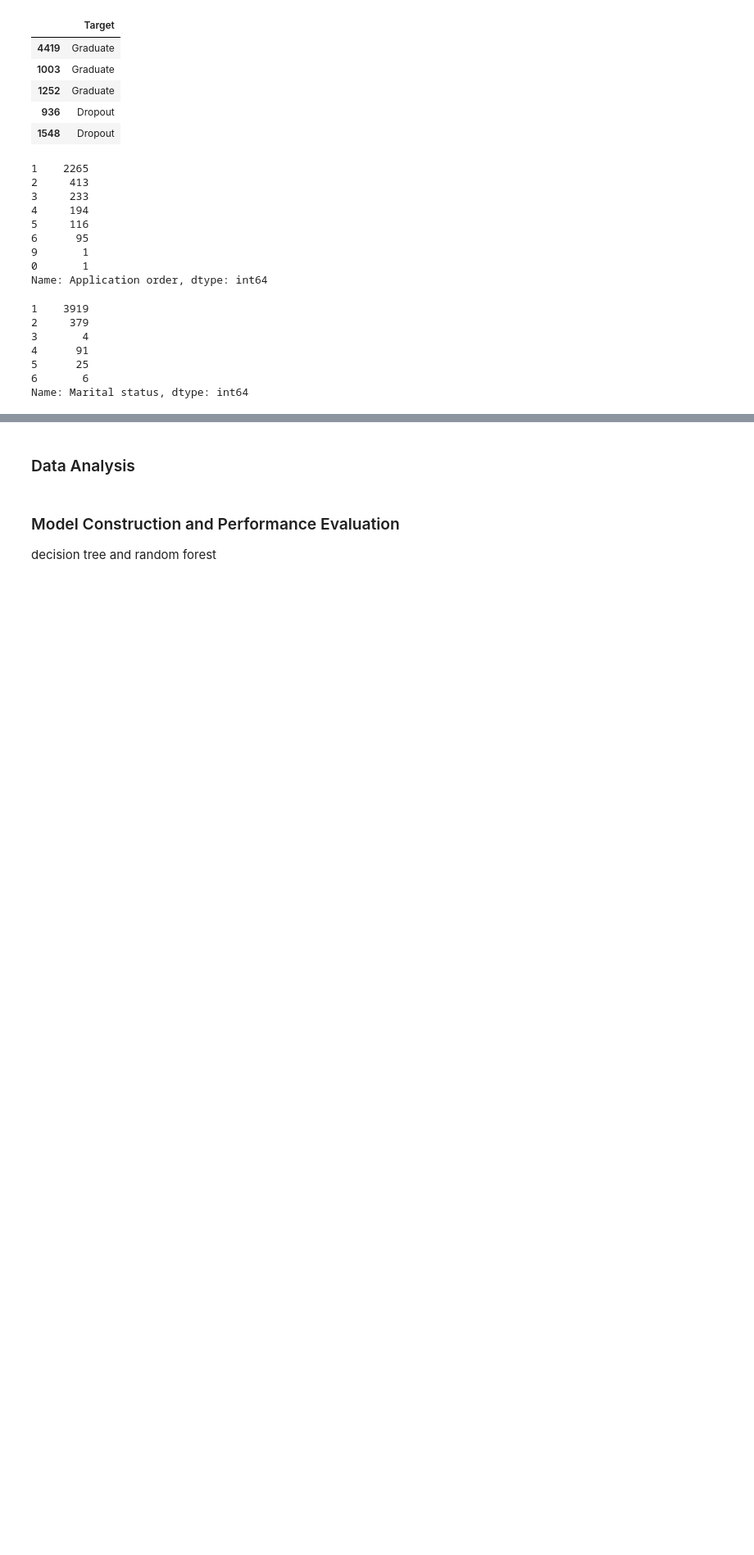
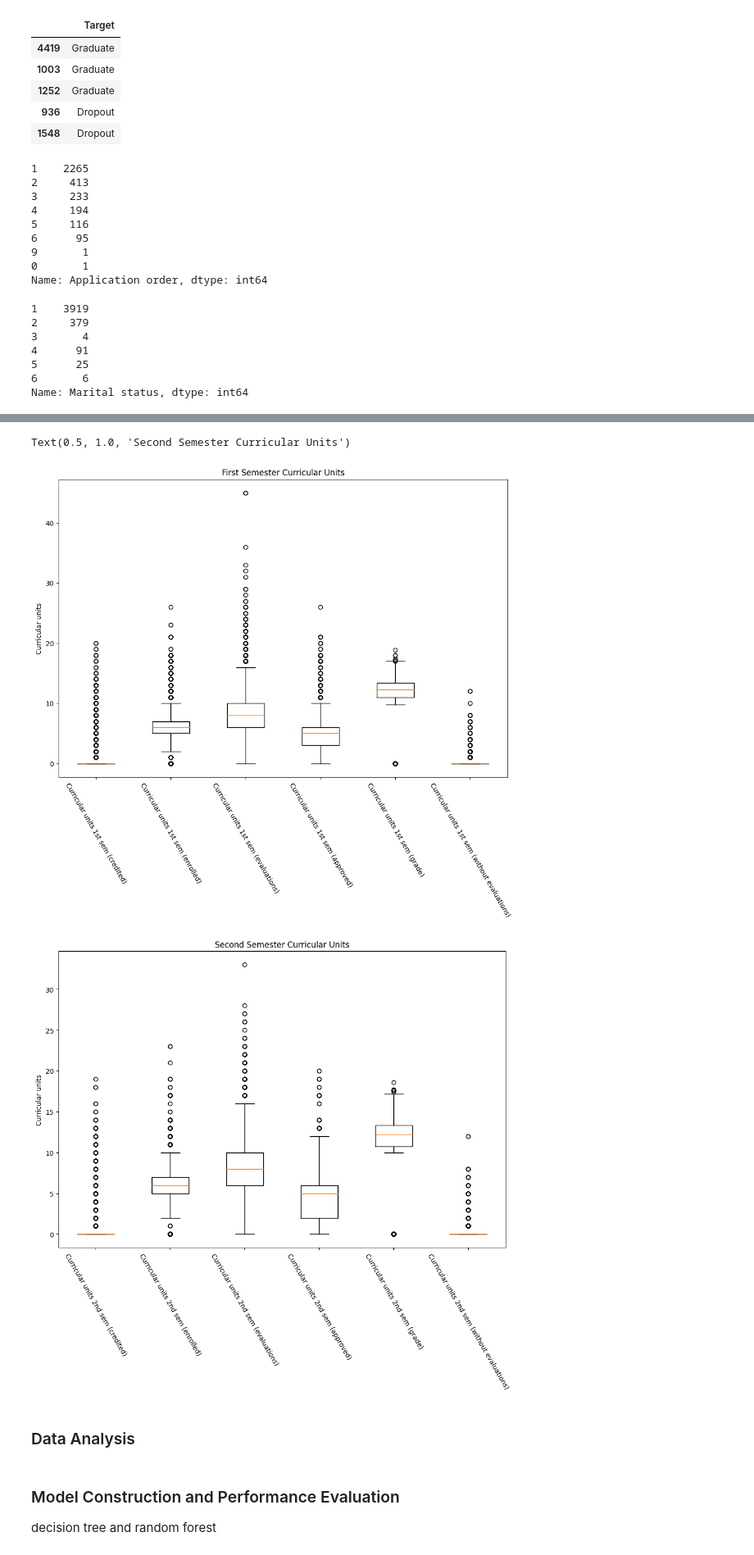
Before and after one commit to leon-d-nguyen/stat4185-final-project, a Jupyter notebook: stat4185-final-project.ipynb, the cells around one changed output, grey strips where cells are left out. Shown: that part at 82% size. Saved outputs shown, nothing was run; the diff lists cells and outputs as text; code cells hidden in the pictures; blank space fills up the shorter version.

```diff
--- a/stat4185-final-project.ipynb
+++ b/stat4185-final-project.ipynb
@@ -380,3 +432,19 @@ axs[0,0].set_title("Frequency of Application Order")
+# %%
+fig, axs = plt.subplots(figsize = (12, 8))
+axs.boxplot([df2[first_sem[i]] for i in range(len(first_sem))],labels=df2[first_sem].columns)
+axs.tick_params(axis='x', labelrotation=-60)
+axs.set_ylabel("Curricular units")
+axs.set_title("First Semester Curricular Units")
+
+fig, axs = plt.subplots(figsize = (12, 8))
+axs.boxplot([df2[second_sem[i]] for i in range(len(first_sem))],labels=df2[second_sem].columns)
+axs.tick_params(axis='x', labelrotation=-60)
+axs.set_ylabel("Curricular units")
+axs.set_title("Second Semester Curricular Units")
+# %% [output]
+Text(0.5, 1.0, 'Second Semester Curricular Units')
+[figure, added]
+[figure, added]
 # %% [markdown]
 
 ### Data Analysis
```
Also changed, not shown: parts of 8 cells of this notebook.
